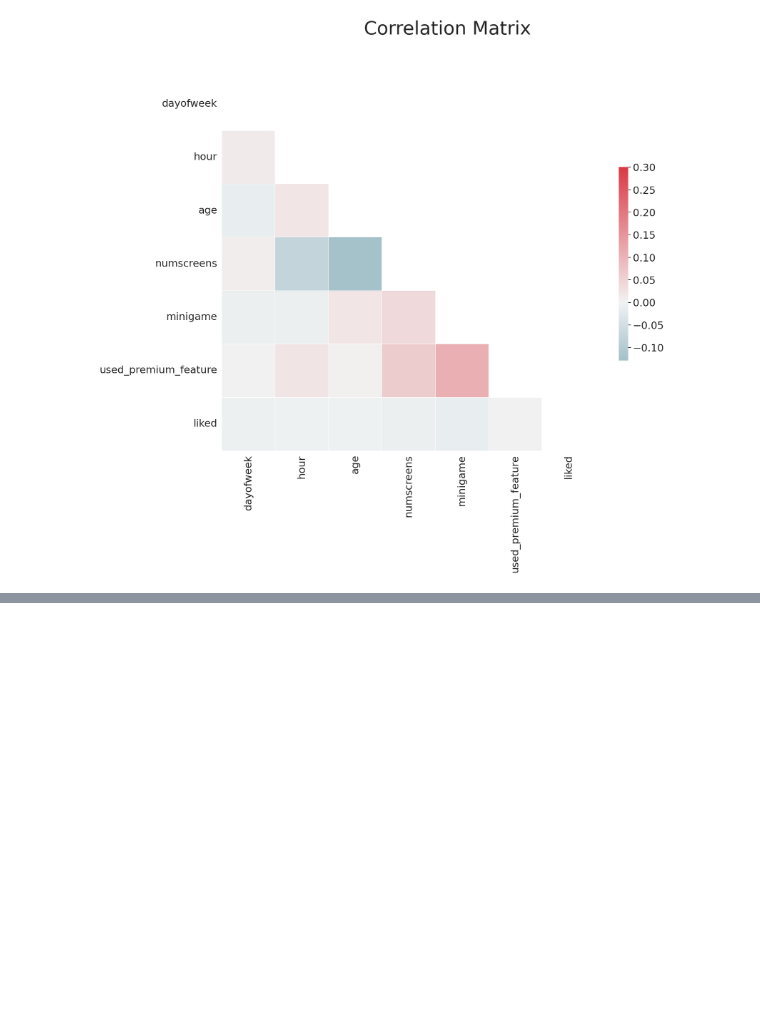
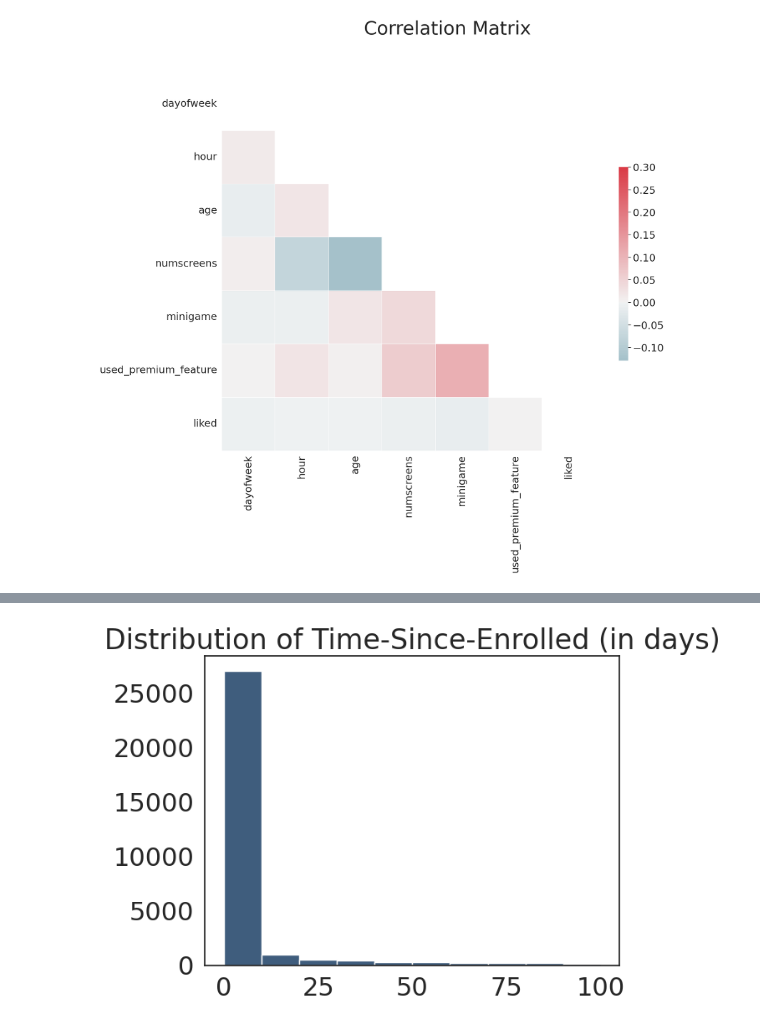
Before and after one commit to saimaharana4/ML_DL_Project, a Jupyter notebook: app-usage-analysis-churn-rate.ipynb, the cells around one changed output, grey strips where cells are left out. Cells and saved outputs as stored; diff of their text form; code cells hidden in the pictures; blank space fills up the shorter version.

```diff
--- a/app-usage-analysis-churn-rate.ipynb
+++ b/app-usage-analysis-churn-rate.ipynb
@@ -130,0 +196,7 @@ sns.heatmap(corr, mask = mask, cmap = cmap, vmax = .3, center = 0, square = True
+# %%
+# Plot the histogram
+plt.hist(df['diff_days'].dropna(), color='#3F5D7D',range = [0,100])
+plt.title('Distribution of Time-Since-Enrolled (in days)')
+plt.show()
+# %% [output]
+[figure, added]
```
Also changed, not shown: parts of 23 cells of this notebook.
